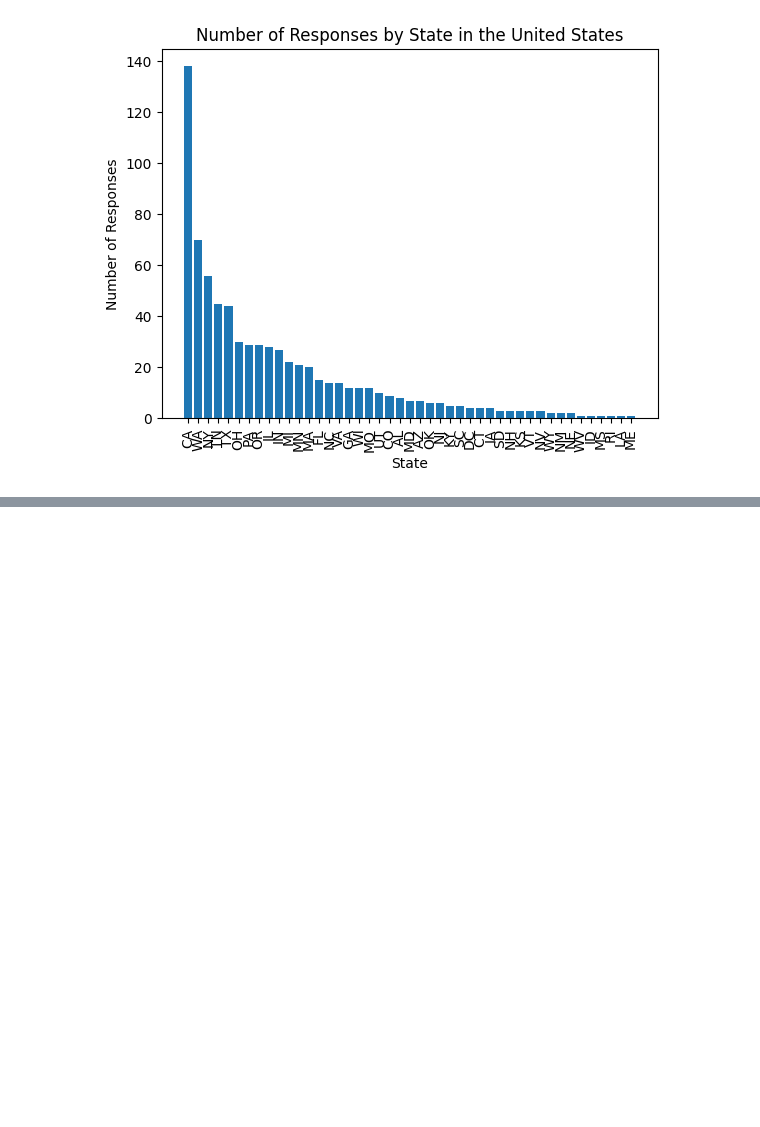
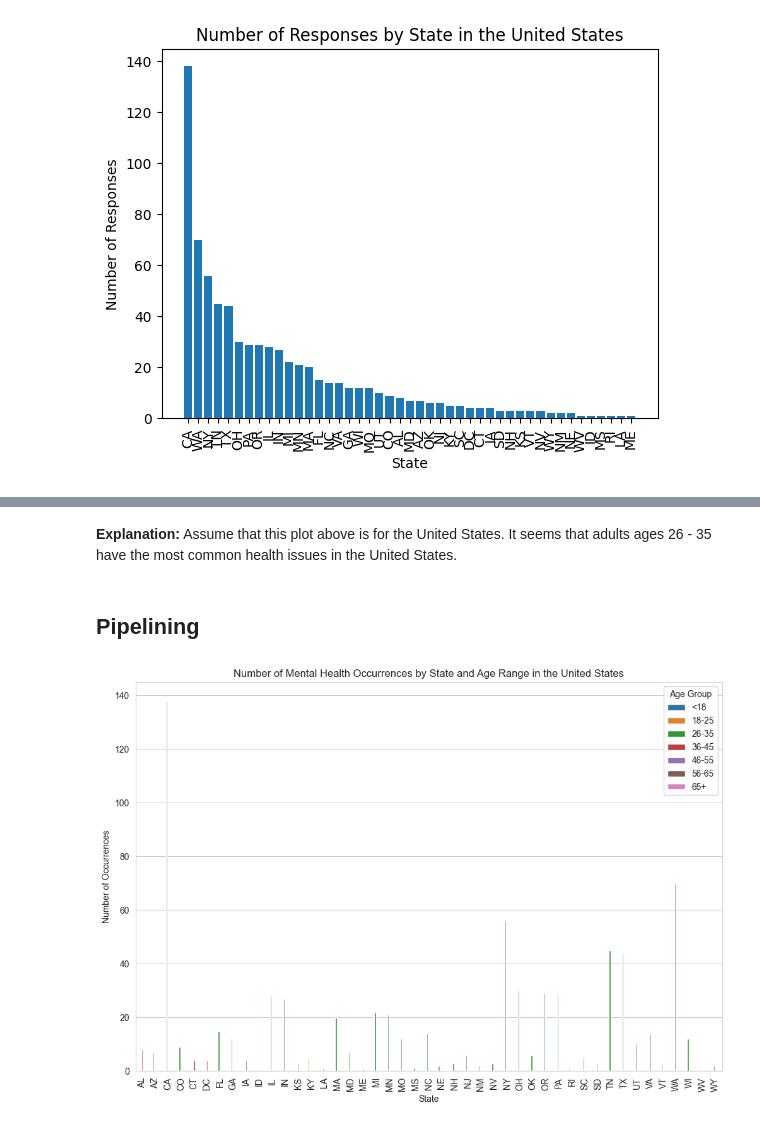
Before and after one commit to ubco-W2022T2-data301/project-group-group-49, a Jupyter notebook: analysis/analysis1.ipynb, the cells around one changed output, grey strips where cells are left out. Drawn from its saved outputs; the diff is of its cells as text; code cells hidden in the pictures; blank space fills up the shorter version.

```diff
--- a/analysis/analysis1.ipynb
+++ b/analysis/analysis1.ipynb
@@ -141,0 +187,29 @@ plt.show()
+# %% [markdown]
+**Explanation:** Assume that this plot above is for the United States. It seems that adults ages 26 - 35 have the most common health issues in the United States.
+# %% [markdown]
+## Pipelining
+# %%
+# Count the number of responses for each state and age group
+state_age_counts = us_df.groupby(['state', 'Age Group']).size().reset_index(name='counts')
+
+# Find the most common age group and number of occurrences for each state
+max_age_per_state = state_age_counts.groupby('state')['counts'].idxmax()
+max_age_counts = state_age_counts.loc[max_age_per_state]
+
+# Find the most common number of occurrences for each state
+state_counts = us_df['state'].value_counts().reset_index(name='total_counts')
+
+# Merge the two dataframes
+merged_df = pd.merge(max_age_counts, state_counts, left_on='state', right_on='index', how='outer')
+merged_df = merged_df.drop(columns=['index'])
+
+# Create a bar plot
+plt.figure(figsize=(12, 8))
+sns.barplot(x='state', y='total_counts', data=merged_df, hue='Age Group')
+plt.title('Number of Mental Health Occurrences by State and Age Range in the United States')
+plt.xlabel('State')
+plt.ylabel('Number of Occurrences')
+plt.xticks(rotation=90)
+plt.show()
+# %% [output]
+[figure, added]
```
Also changed, not shown: parts of 24 cells of this notebook, 1 other file.
